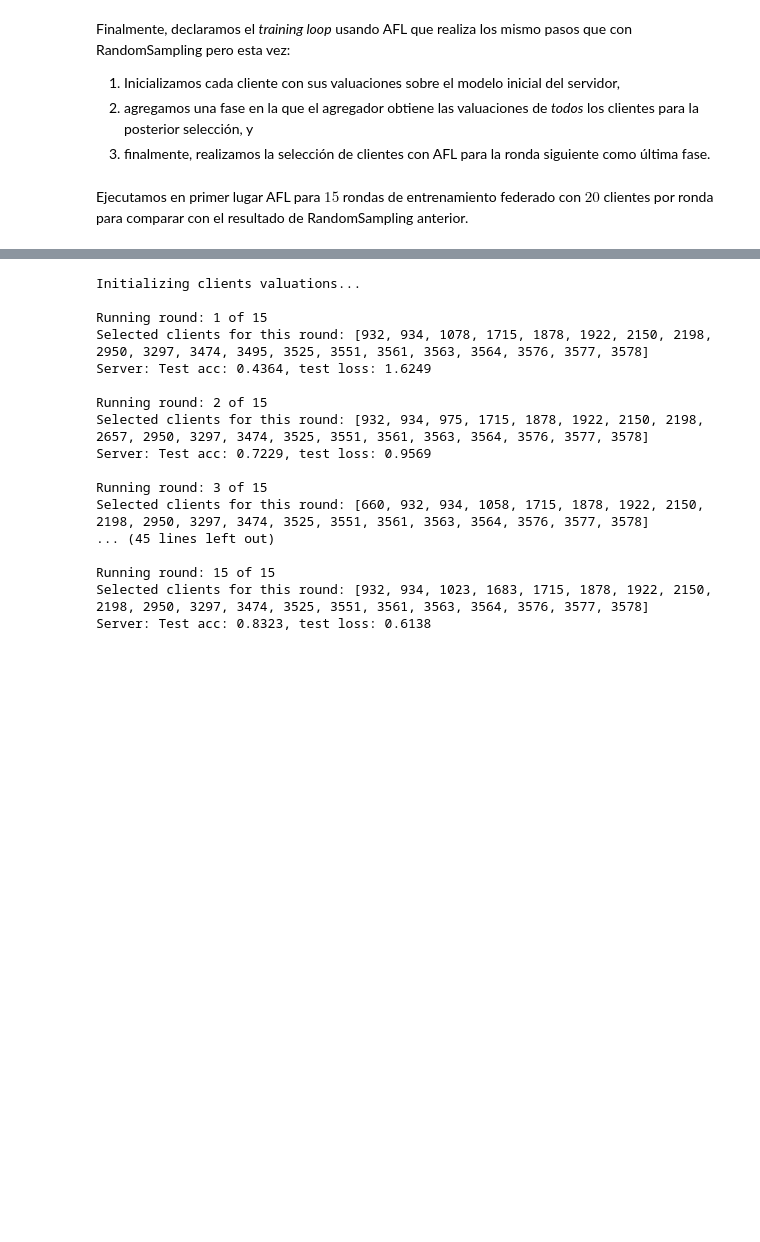
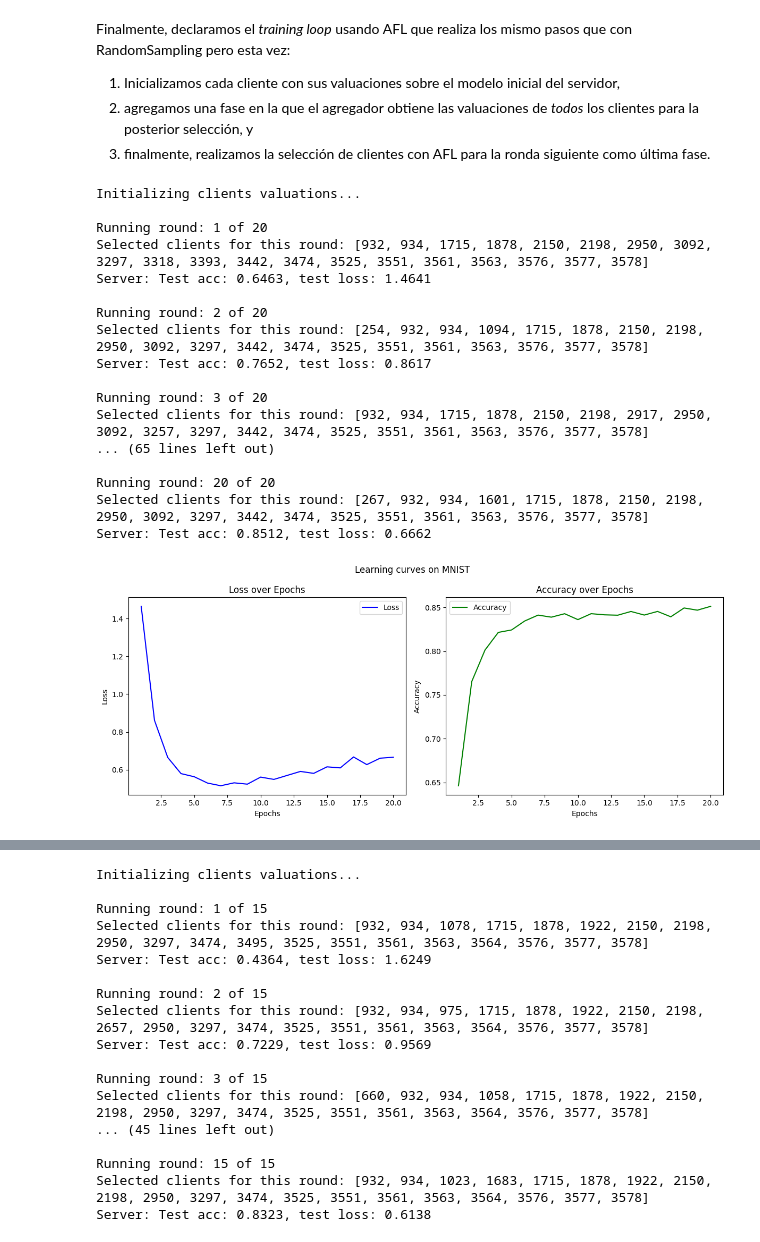
Before and after one commit to mayoras/flex-cs, a Jupyter notebook: notebooks/active.ipynb, the cells around one changed output, grey strips where cells are left out. Cells and saved outputs as stored; diff of their text form; code cells hidden in the pictures; blank space fills up the shorter version.

```diff
--- a/notebooks/active.ipynb
+++ b/notebooks/active.ipynb
@@ -504,10 +533,13 @@ Accuracy (test): 0.675525
 
 A continuación se muestra el bucle de entrenamiento aplicando todas las fases que hemos implementado anteriormente. En esta versión básica se implementa una selección aleatoria, similar a la propuesta en [1] donde se selecciona de manera aleatoria y uniforme $M$ clientes para la ronda actual. Este proceso se repite de forma iterativa un número determinado de rondas.
 # %%
-def train_n_rounds(n_rounds, clients_per_round=20):
-    pool = FlexPool.client_server_pool(
-        fed_dataset=flex_dataset, server_id=server_id, init_func=build_server_model
-    )
+def train_n_rounds(pool: FlexPool, n_rounds: int, clients_per_round=20, problem="mnist"):
+    """
+    FL training loop for a certain number of rounds and clients selected.
+    """
+    # select transformations depending on problem to solve
+    transforms = mnist_transforms if problem == "mnist" else cifar_transforms
+
     losses = []
     accuracies = []
     for i in range(n_rounds):
@@ -518,7 +550,7 @@ def train_n_rounds(n_rounds, clients_per_round=20):
         # Deploy the server model to the selected clients
         pool.servers.map(copy_server_model_to_clients, selected_clients)
         # Each selected client trains her model
-        selected_clients.map(train)
+        selected_clients.map(train, transforms=transforms)
         # The aggregador collects weights from the selected clients and aggregates them
         pool.aggregators.map(get_clients_weights, selected_clients)
         pool.aggregators.map(aggregate_with_fedavg)
@@ -531,6 +563,3 @@ def train_n_rounds(n_rounds, clients_per_round=20):
         print(f"Server: Test acc: {acc:.4f}, test loss: {loss:.4f}")
 
     return losses, accuracies
-# %%
-losses, accuracies = train_n_rounds(15)
-plot_loss_accuracy(losses, accuracies)
@@ -570,7 +580,7 @@ A continuación definimos la función `train_afl`, que entrena el modelo tal y c
 
 > Nótese que la pérdida que se guarda es la media de las pérdidas obtenidas en la última época, de manera que la valuación al final del entrenamiento sea la del modelo ya entrenado.
 # %%
-def train_afl(client_flex_model: FlexModel, client_data: Dataset):
+def train(client_flex_model: FlexModel, client_data: Dataset):
     train_dataset = client_data.to_torchvision_dataset(transform=mnist_transforms)
     client_dataloader = DataLoader(train_dataset, batch_size=20)
     model = client_flex_model["model"]
@@ -693,13 +703,16 @@ Finalmente, declaramos el _training loop_ usando AFL que realiza los mismo pasos
 2. agregamos una fase en la que el agregador obtiene las valuaciones de _todos_ los clientes para la posterior selección, y
 3. finalmente, realizamos la selección de clientes con AFL para la ronda siguiente como última fase.
 # %%
+from typing import Literal
 ALPHA1 = 0.75
 ALPHA2 = 0.01
 ALPHA3 = 0.1
 
-def train_n_rounds(pool: FlexPool, n_rounds: int, clients_per_round=20):
+Problem = Literal["mnist", "cifar"]
+
+def train_n_rounds(pool: FlexPool, n_rounds: int, clients_per_round=20, problem: Problem ="mnist"):
     """
-    Función de entrenamiento con aprendizaje federado para un número de rondas y un número de clientes seleccionados determinado.
+    FL training loop with AFL client selection for a certain number of rounds and clients selected.
     """
     # initialize valuations to all clients by computing initial model against their data
     print("Initializing clients valuations...")
@@ -733,7 +746,7 @@ def train_n_rounds(pool: FlexPool, n_rounds: int, clients_per_round=20):
         pool.servers.map(copy_server_model_to_clients, selected_clients)
 
         # Each selected client trains its model
-        selected_clients.map(train_afl)
+        selected_clients.map(train)
 
         # The aggregador collects weights from the selected clients and aggregates them
         pool.aggregators.map(get_clients_weights, selected_clients)
@@ -764,5 +777,28 @@ def train_n_rounds(pool: FlexPool, n_rounds: int, clients_per_round=20):
         print(f"Server: Test acc: {acc:.4f}, test loss: {loss:.4f}")
 
     return losses, accuracies
-# %% [markdown]
-Ejecutamos en primer lugar AFL para $15$ rondas de entrenamiento federado con $20$ clientes por ronda para comparar con el resultado de RandomSampling anterior.
+# %%
+pool_mnist = FlexPool.client_server_pool(flex_dataset_mnist, init_func=build_server_model_mlp)
+pool_cifar = FlexPool.client_server_pool(flex_dataset_cifar, init_func=build_server_model_cnn)
+
+losses, accuracies = train_n_rounds(pool_mnist, n_rounds=20, clients_per_round=20)
+plot_loss_accuracy(losses, accuracies, title="Learning curves on MNIST")
+# %% [output]
+Initializing clients valuations...
+
+Running round: 1 of 20
+Selected clients for this round: [932, 934, 1715, 1878, 2150, 2198, 2950, 3092, 3297, 3318, 3393, 3442, 3474, 3525, 3551, 3561, 3563, 3576, 3577, 3578]
+Server: Test acc: 0.6463, test loss: 1.4641
+
+Running round: 2 of 20
+Selected clients for this round: [254, 932, 934, 1094, 1715, 1878, 2150, 2198, 2950, 3092, 3297, 3442, 3474, 3525, 3551, 3561, 3563, 3576, 3577, 3578]
+Server: Test acc: 0.7652, test loss: 0.8617
+
+Running round: 3 of 20
+Selected clients for this round: [932, 934, 1715, 1878, 2150, 2198, 2917, 2950, 3092, 3257, 3297, 3442, 3474, 3525, 3551, 3561, 3563, 3576, 3577, 3578]
+... (65 lines left out)
+
+Running round: 20 of 20
+Selected clients for this round: [267, 932, 934, 1601, 1715, 1878, 2150, 2198, 2950, 3092, 3297, 3442, 3474, 3525, 3551, 3561, 3563, 3576, 3577, 3578]
+Server: Test acc: 0.8512, test loss: 0.6662
+[figure, added]
```
Also changed, not shown: parts of 11 cells of this notebook.
